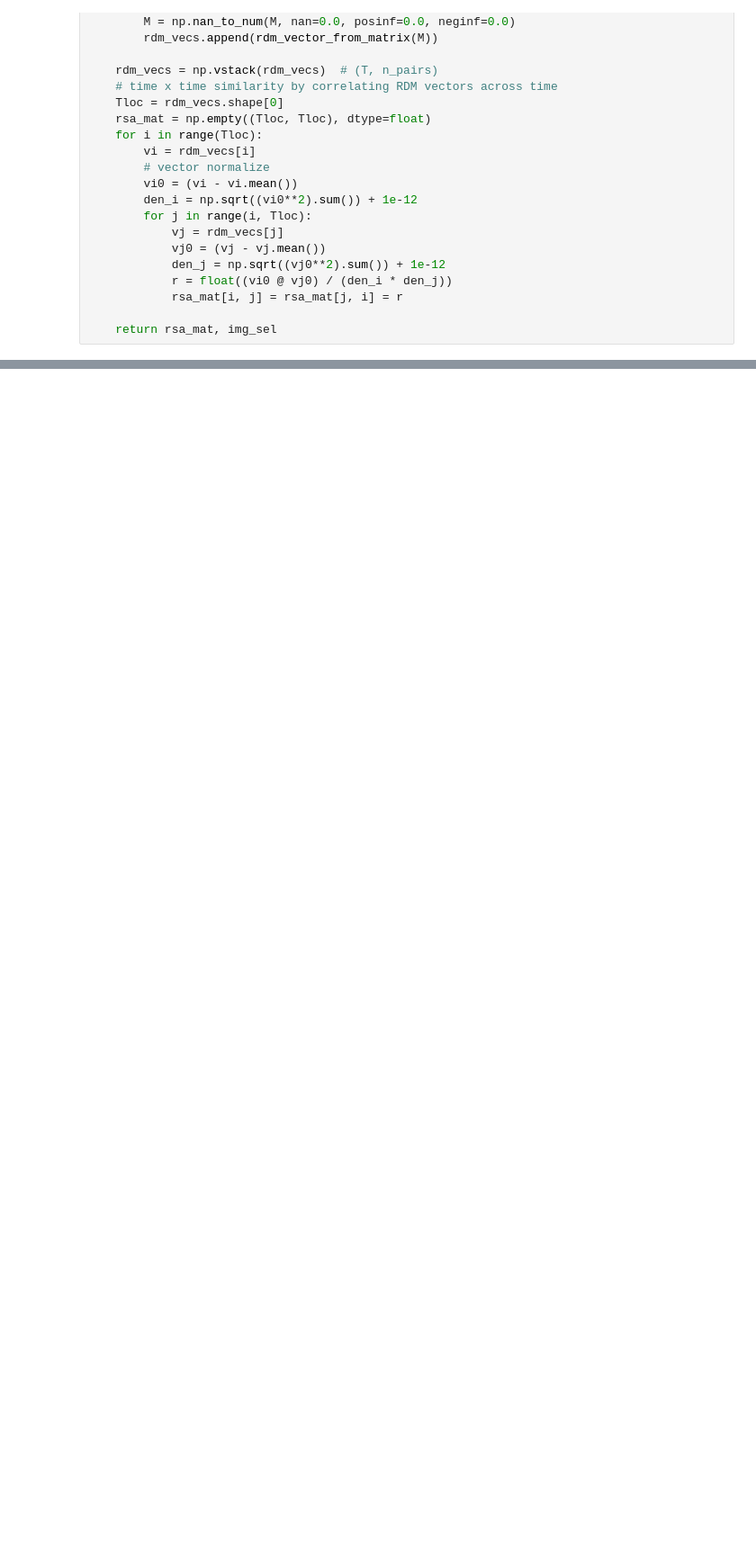
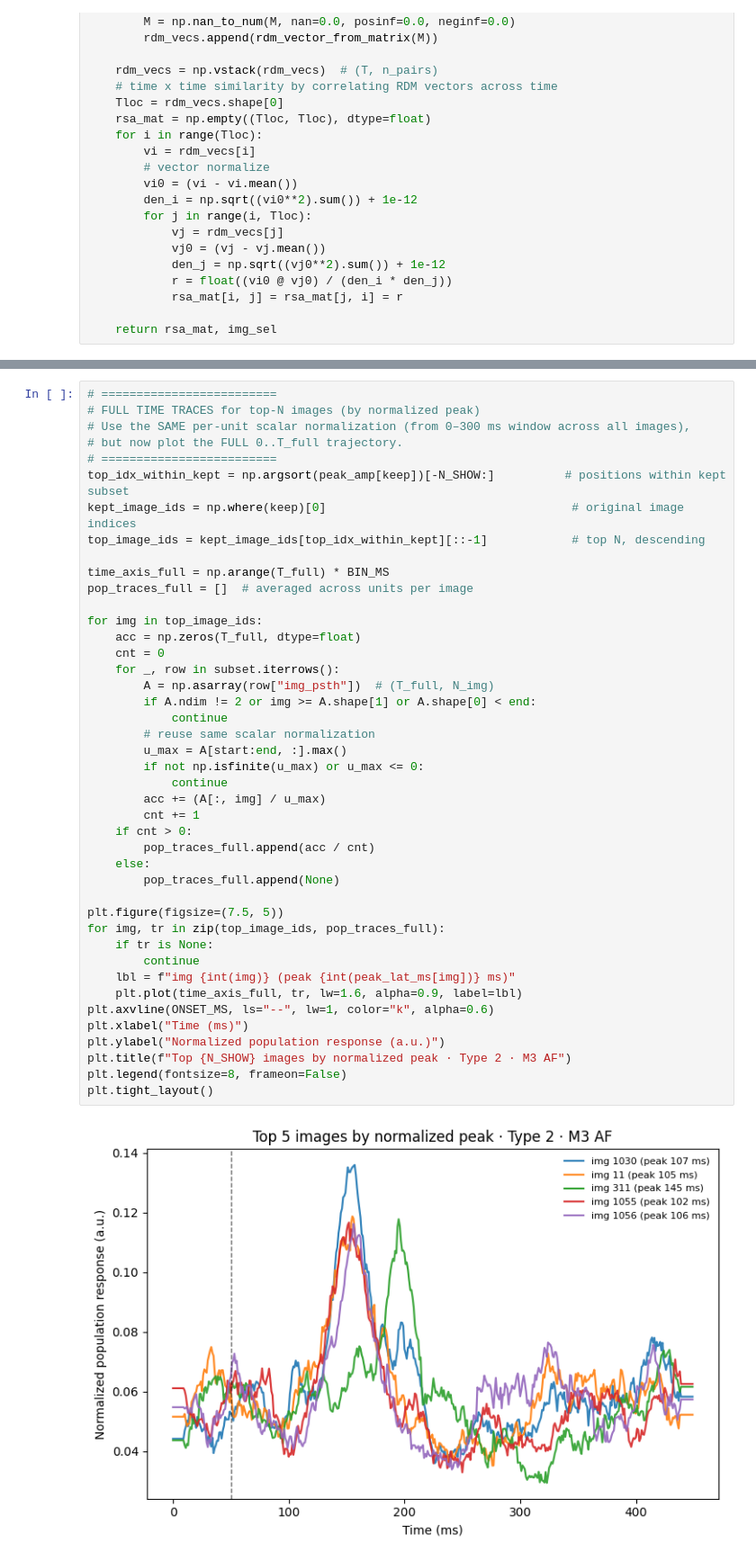
Before and after one commit to aimarvi/triplen, a Jupyter notebook: kmeans.ipynb, the cells around one changed output, grey strips where cells are left out. Shown at 90% size. Saved outputs shown, nothing was run; the diff lists cells and outputs as text; blank space fills up the shorter version.

```diff
--- a/kmeans.ipynb
+++ b/kmeans.ipynb
@@ -248,0 +336,45 @@ for c in tqdm(range(best_k)):
+# %%
+# =========================
+# FULL TIME TRACES for top-N images (by normalized peak)
+# Use the SAME per-unit scalar normalization (from 0–300 ms window across all images),
+# but now plot the FULL 0..T_full trajectory.
+# =========================
+top_idx_within_kept = np.argsort(peak_amp[keep])[-N_SHOW:]          # positions within kept subset
+kept_image_ids = np.where(keep)[0]                                   # original image indices
+top_image_ids = kept_image_ids[top_idx_within_kept][::-1]            # top N, descending
+
+time_axis_full = np.arange(T_full) * BIN_MS
+pop_traces_full = []  # averaged across units per image
+
+for img in top_image_ids:
+    acc = np.zeros(T_full, dtype=float)
+    cnt = 0
+    for _, row in subset.iterrows():
+        A = np.asarray(row["img_psth"])  # (T_full, N_img)
+        if A.ndim != 2 or img >= A.shape[1] or A.shape[0] < end:
+            continue
+        # reuse same scalar normalization
+        u_max = A[start:end, :].max()
+        if not np.isfinite(u_max) or u_max <= 0:
+            continue
+        acc += (A[:, img] / u_max)
+        cnt += 1
+    if cnt > 0:
+        pop_traces_full.append(acc / cnt)
+    else:
+        pop_traces_full.append(None)
+
+plt.figure(figsize=(7.5, 5))
+for img, tr in zip(top_image_ids, pop_traces_full):
+    if tr is None:
+        continue
+    lbl = f"img {int(img)} (peak {int(peak_lat_ms[img])} ms)"
+    plt.plot(time_axis_full, tr, lw=1.6, alpha=0.9, label=lbl)
+plt.axvline(ONSET_MS, ls="--", lw=1, color="k", alpha=0.6)
+plt.xlabel("Time (ms)")
+plt.ylabel("Normalized population response (a.u.)")
+plt.title(f"Top {N_SHOW} images by normalized peak · Type 2 · M3 AF")
+plt.legend(fontsize=8, frameon=False)
+plt.tight_layout()
+# %% [output]
+[figure, added]
```
Also changed, not shown: parts of 8 cells of this notebook.
